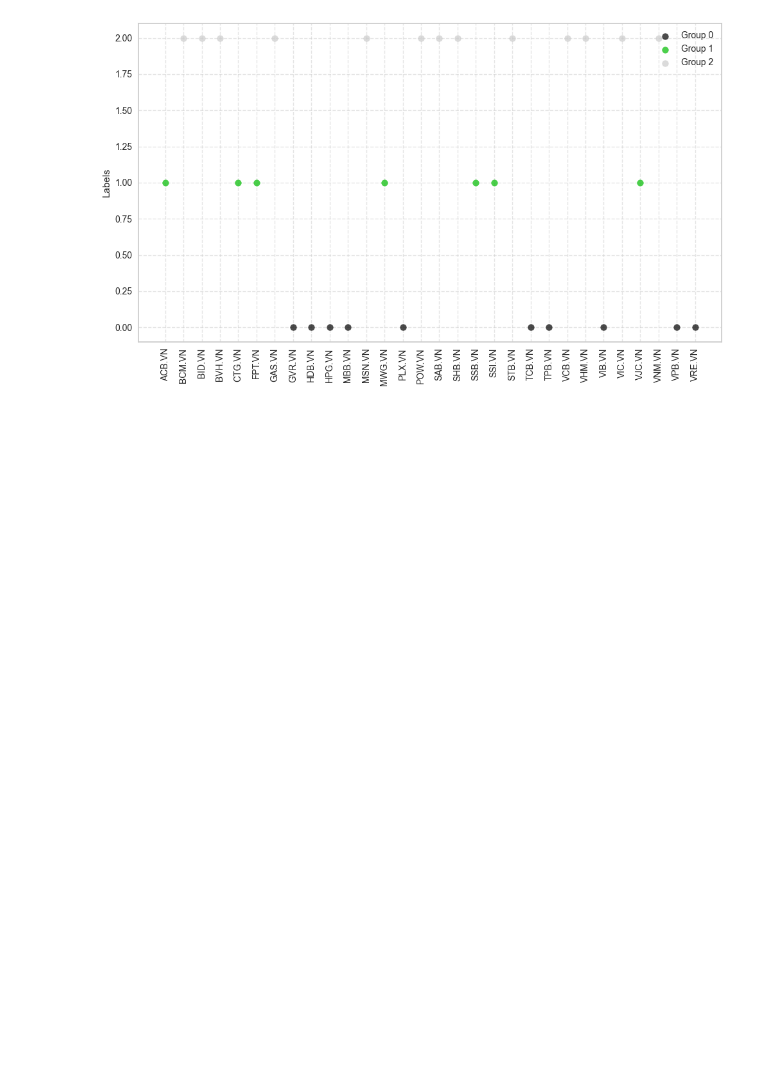
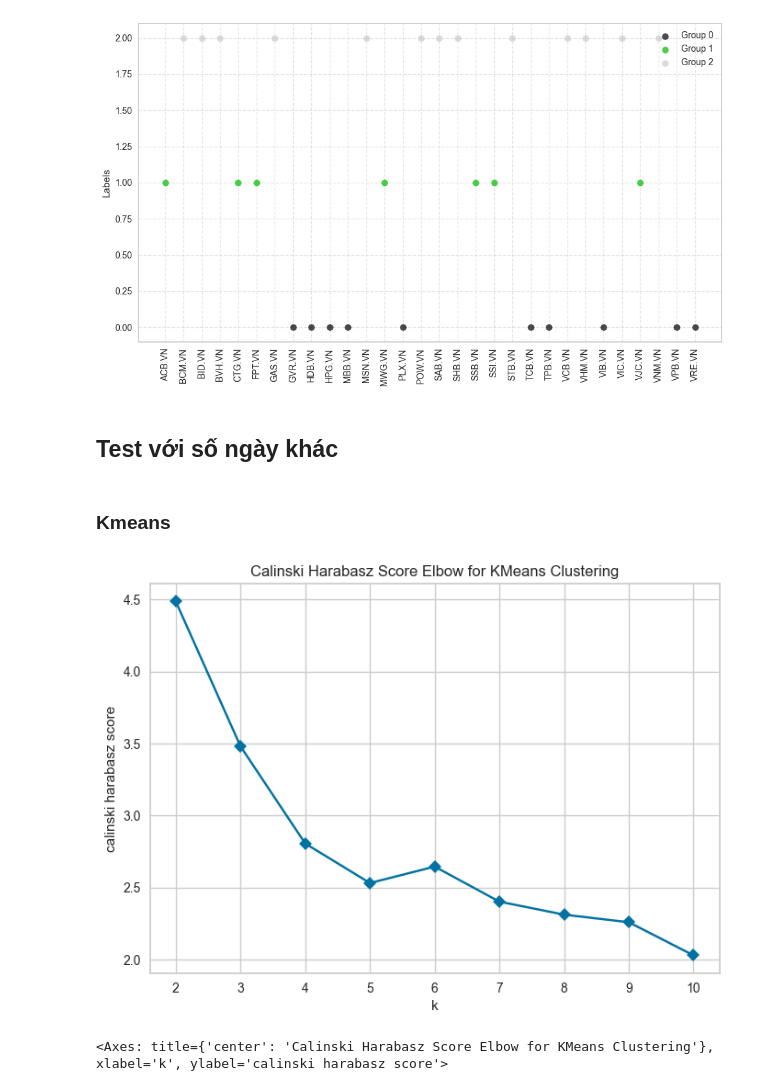
Before and after one commit to keeganhuynh/CS313.O21_Group5, a Jupyter notebook: main.ipynb, the cells around one changed output. Drawn from its saved outputs; the diff is of its cells as text; code cells hidden in the pictures; blank space fills up the shorter version.

Commit message:
Add testing on different date and update TakeMovement function

```diff
--- a/main.ipynb
+++ b/main.ipynb
@@ -83,3 +48,32 @@ def TakeMovement(start_date, end_date):
+# %%
+import numpy as np
+import pandas as pd
+import yfinance as yf
+from datetime import datetime, timedelta
+
+def TakeMovement(start_date, end_date):
+    start_datetime = datetime.strptime(start_date, "%Y-%m-%d")
+    end_datetime = datetime.strptime(end_date, "%Y-%m-%d") + timedelta(days=1)
+    data = []
+    for stock in markets:
+        data.append(yf.download(stock, start=start_datetime, end=end_datetime, progress=False))
+
+    # Get the dates that are common to all stocks
+    common_dates = data[0].index
+    for dt in data:
+        common_dates = common_dates.intersection(dt.index)
+
+    # Remove the dates that are not common to all stocks from every stock
+    for i in range(len(data)):
+        data[i] = data[i].loc[common_dates]
+
+    movement = []
+    for dt in data:
+        filtered_data = dt.loc[start_date:end_date]
+        open_prices = filtered_data['Open']
+        close_prices = filtered_data['Close']
+        movement.append(close_prices - open_prices)
+    return np.array(movement)
 # %% [markdown]
 Anh em để 5 ngày thoi
 # %%
@@ -126,9 +120,9 @@ normalizer = Normalizer()
 
 kmeans = KMeans(n_clusters=k, max_iter=1000)
 
-pipeline = make_pipeline(normalizer,kmeans)
+kmean_pipeline = make_pipeline(normalizer,kmeans)
 # %%
-pipeline.fit(movement)
+kmean_pipeline.fit(movement)
 # %% [output]
 Pipeline(steps=[('normalizer', Normalizer()),
                 ('kmeans', KMeans(max_iter=1000, n_clusters=7))])
@@ -260,3 +254,21 @@ plt.tight_layout()
 plt.show()
 # %% [output]
 [figure]
+# %% [markdown]
+## Test với số ngày khác
+# %%
+movement_test = TakeMovement("2023-10-10", "2024-02-29")
+# %% [markdown]
+### Kmeans
+# %%
+x=normalizer.fit_transform(movement_test)
+model = KMeans(max_iter=1000)
+visualizer = KElbowVisualizer(
+    model, k=(2,11), metric='calinski_harabasz', timings=False, locate_elbow=False
+)
+
+visualizer.fit(x)        # Fit the data to the visualizer
+visualizer.show()
+# %% [output]
+[figure, added]
+<Axes: title={'center': 'Calinski Harabasz Score Elbow for KMeans Clustering'}, xlabel='k', ylabel='calinski harabasz score'>
```
Also changed, not shown: parts of 11 cells of this notebook.
